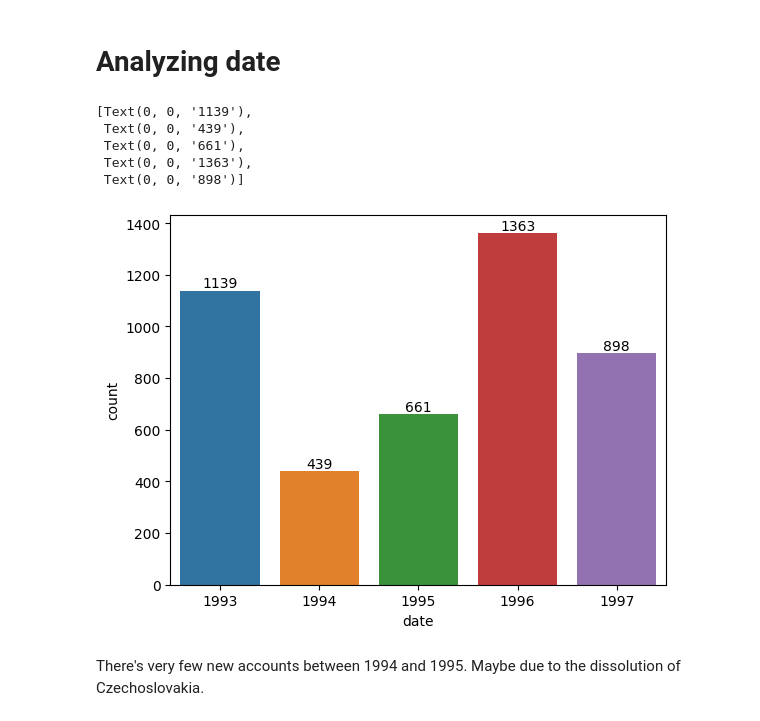
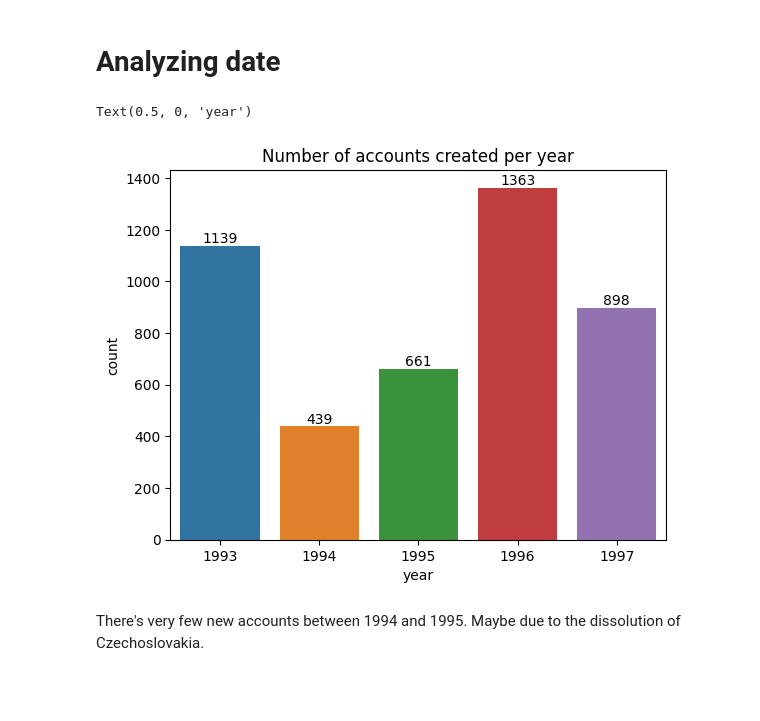
Before and after one commit to adr1an0s0ar3s/feup-ac-22-23, a Jupyter notebook: notebooks/account.ipynb, the cells around one changed output. Saved outputs shown, nothing was run; the diff lists cells and outputs as text; code cells hidden in the pictures; blank space fills up the shorter version.

```diff
--- a/notebooks/account.ipynb
+++ b/notebooks/account.ipynb
@@ -53,13 +40,11 @@ It's much more frequent `monthly issuance` than `issuance after transaction` and
 # %%
 ax = sns.countplot(df, x=df['date'].dt.strftime('%Y'))
 ax.bar_label(ax.containers[0])
+plt.title('Number of accounts created per year')
+plt.xlabel('year')
 # %% [output]
-[Text(0, 0, '1139'),
- Text(0, 0, '439'),
- Text(0, 0, '661'),
- Text(0, 0, '1363'),
- Text(0, 0, '898')]
+Text(0.5, 0, 'year')
-[figure, old version]
+[figure, new version]
 # %% [markdown]
 There's very few new accounts between 1994 and 1995. Maybe due to the dissolution of Czechoslovakia.
 # %%
```
Also changed, not shown: parts of 7 cells of this notebook, 1 other file.
